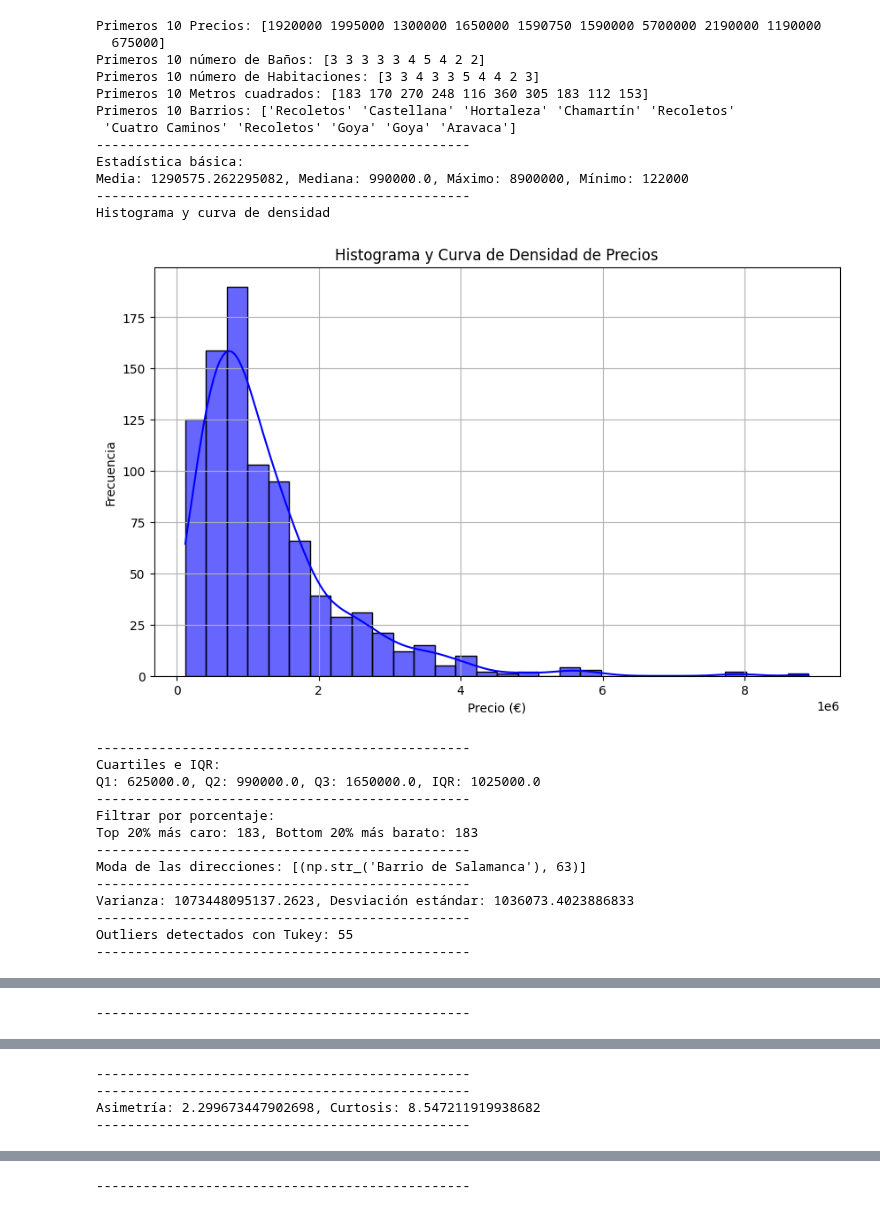
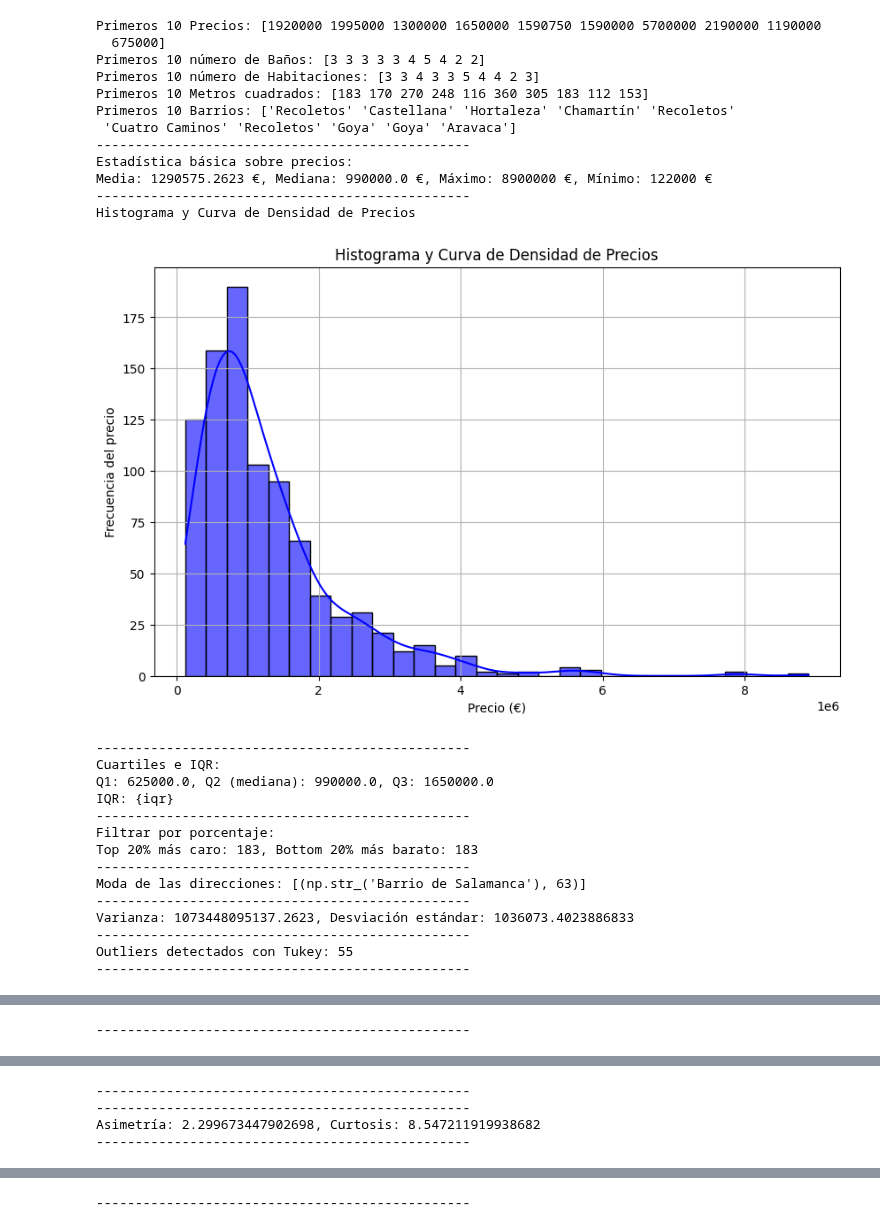
Before and after one commit to CaroliCosas/Bootcamp_Data_Science, a Jupyter notebook: mod2-estudio-matematicas-y-estadistica-main/Ejercicios_final_mod2/Mod2.ipynb, the cells around one changed output, grey strips where cells are left out. Cells and saved outputs as stored; diff of their text form; code cells hidden in the pictures.

```diff
--- a/mod2-estudio-matematicas-y-estadistica-main/Ejercicios_final_mod2/Mod2.ipynb
+++ b/mod2-estudio-matematicas-y-estadistica-main/Ejercicios_final_mod2/Mod2.ipynb
@@ -19,21 +19,21 @@ def cargar_datos(filepath):
 # %%
 # Estadística básica
 def estadistica_basica(price):
-    mean_price = np.mean(price)
-    median_price = np.median(price)
+    mean_price = round(np.mean(price), 4)
+    median_price = round(np.median(price), 4)
     max_price = np.max(price)
     min_price = np.min(price)
-    print("Estadística básica:")
-    print(f"Media: {mean_price}, Mediana: {median_price}, Máximo: {max_price}, Mínimo: {min_price}")
+    print("Estadística básica sobre precios:")
+    print(f"Media: {mean_price} €, Mediana: {median_price} €, Máximo: {max_price} €, Mínimo: {min_price} €")
 # %%
 # Histograma y curva de densidad
 def histograma_curva_densidad(price):
-    print("Histograma y curva de densidad")
+    print("Histograma y Curva de Densidad de Precios")
     plt.figure(figsize=(10, 6))
     sns.histplot(price, kde=True, bins=30, color="blue", alpha=0.6)
     plt.title("Histograma y Curva de Densidad de Precios")
     plt.xlabel("Precio (€)")
-    plt.ylabel("Frecuencia")
+    plt.ylabel("Frecuencia del precio")
     plt.grid()
     plt.show()
 # %%
@@ -141,6 +142,7 @@ print("Primeros 10 número de Habitaciones:", rooms[:10])  # Primeros 10 valores
 print("Primeros 10 Metros cuadrados:", m2[:10])  # Primeros 10 valores de tamaño
 print("Primeros 10 Barrios:", addresses[:10])  # Primeros 10 valores de direcciones
 print("------------------------------------------------")
+
 estadistica_basica(price)
 print("------------------------------------------------")
 
@@ -159,40 +161,43 @@ print("------------------------------------------------")
 variance, std_dev = varianza_desviacion(price)
 print("------------------------------------------------")
 
 upper_limit, lower_limit, outliers = filtro_outliers_tukey(price, q1, q3, iqr)
 print("------------------------------------------------")
 
 graficar_outliers(price, upper_limit, lower_limit)
 print("------------------------------------------------")
 
 matriz_correlacion(price, baths, rooms, m2)
 print("------------------------------------------------")
 
 price_std = estandarizar(price)
 print("------------------------------------------------")
 
 asimetria_curtosis(price)
 print("------------------------------------------------")
 
 transformar_distribuciones(price)
 print("------------------------------------------------")
+
+plt.boxplot(price, showmeans=True)
 # %% [output]
 Primeros 10 Precios: [1920000 1995000 1300000 1650000 1590750 1590000 5700000 2190000 1190000
   675000]
 Primeros 10 número de Baños: [3 3 3 3 3 4 5 4 2 2]
 Primeros 10 número de Habitaciones: [3 3 4 3 3 5 4 4 2 3]
 Primeros 10 Metros cuadrados: [183 170 270 248 116 360 305 183 112 153]
 Primeros 10 Barrios: ['Recoletos' 'Castellana' 'Hortaleza' 'Chamartín' 'Recoletos'
  'Cuatro Caminos' 'Recoletos' 'Goya' 'Goya' 'Aravaca']
 ------------------------------------------------
-Estadística básica:
-Media: 1290575.262295082, Mediana: 990000.0, Máximo: 8900000, Mínimo: 122000
+Estadística básica sobre precios:
+Media: 1290575.2623 €, Mediana: 990000.0 €, Máximo: 8900000 €, Mínimo: 122000 €
 ------------------------------------------------
-Histograma y curva de densidad
+Histograma y Curva de Densidad de Precios
-[figure, old version]
+[figure, new version]
 ------------------------------------------------
 Cuartiles e IQR:
-Q1: 625000.0, Q2: 990000.0, Q3: 1650000.0, IQR: 1025000.0
+Q1: 625000.0, Q2 (mediana): 990000.0, Q3: 1650000.0
+IQR: {iqr}
 ------------------------------------------------
 Filtrar por porcentaje:
 Top 20% más caro: 183, Bottom 20% más barato: 183
```
Also changed, not shown: parts of 2 cells of this notebook.
